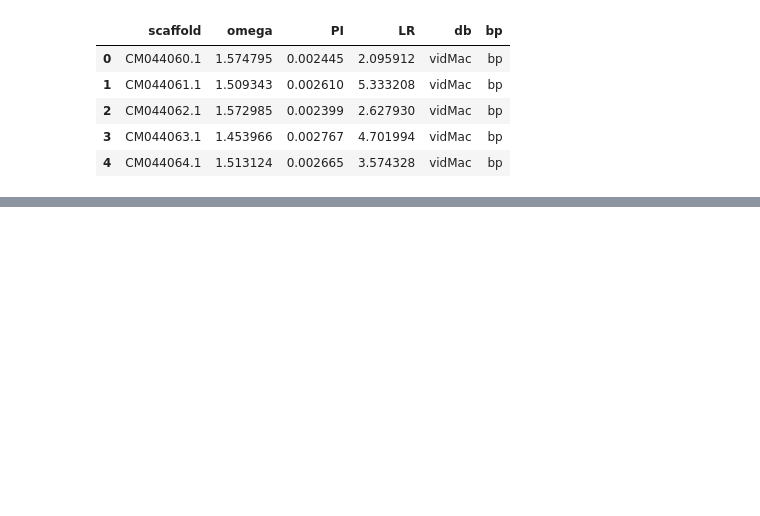
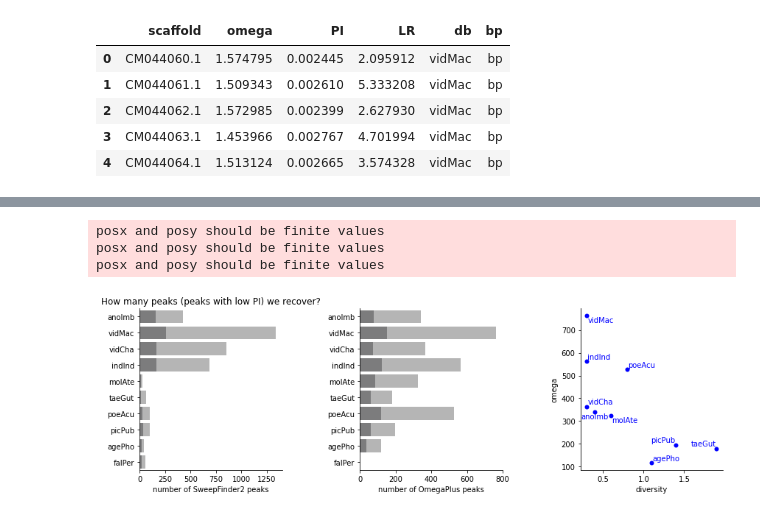
Before and after one commit to osipovarev/Brood_parasites_analysis, a Jupyter notebook: selective_sweeps_analysis.ipynb, the cells around one changed output, grey strips where cells are left out. Saved outputs shown, nothing was run; the diff lists cells and outputs as text; code cells hidden in the pictures; blank space fills up the shorter version.

Commit message:
backed up changes from Thu Aug  8 22:15:43 EDT 2024 in the project /Users/osipova/Documents/LabDocs/Brood_parasites_analysis

```diff
--- a/selective_sweeps_analysis.ipynb
+++ b/selective_sweeps_analysis.ipynb
@@ -196,0 +261,5 @@ Series([], Name: start, dtype: float64)
+# %%
+## Report the number of LR peaks alone
+for db in dbs:
+    all_peaks = list(itertools.chain(*[l for l in peaks_overlap_by_db[db][1].values() if l]))
+    print('{} {}'.format(db, len(all_peaks)))
@@ -196,0 +276,64 @@ Series([], Name: start, dtype: float64)
+# %%
+### Write OmegaPlus peaks +- flanks to a file
+# delta = 100000
+delta = 1
+
+for db in dbs:
+    out_file = 'OmegaPlus_{}/omegaPlus_peaks_low_PI_depth100.{}bp.bed'.format(db, delta*2)
+    peaks_overlap = peaks_overlap_by_db[db][1]
+
+    with open(out_file, 'w') as ouf:
+        for chrom in peaks_overlap:
+            for peak in peaks_overlap[chrom]:
+                bed_line = chrom + "\t" + str(peak - delta) + "\t" + str(peak + delta) + '\n'
+                ouf.write(bed_line)
+# %%
+## Plot Omega, LR peaks
+dir_path = '/Users/osipova/Documents/LabDocs/Brood_parasites_analysis/'
+file_name = 'all_bp.peaks_genes_number.SF2.tsv'
+file_data = glob(dir_path + file_name)[0]
+df = pd.read_csv(file_data, sep='\t')
+
+
+fig, axes = plt.subplots(1, 3, figsize = (12, 4))
+ax1, ax2, ax3 = axes[0], axes[1], axes[2]
+
+
+
+ax1.set_title('How many peaks (peaks with low PI) we recover?')
+
+## Plot # of peaks/genes SF2
+blue = '#4287f5'
+grey1 = '#b5b5b5'
+grey2 = '#7c7c7d'
+sns.barplot(ax=ax1, data=df, y='db', x='LR', color=grey1)
+sns.barplot(ax=ax1, data=df, y='db', x='LR_sweeps', color=grey2)
+# sns.barplot(ax=ax1, data=df, y='db', x='genes', color=blue)
+ax1.set_ylabel('')
+ax1.set_xlabel('number of SweepFinder2 peaks')
+
+sns.barplot(ax=ax2, data=df, y='db', x='omega', color=grey1)
+sns.barplot(ax=ax2, data=df, y='db', x='omega_sweeps', color=grey2)
+ax2.set_ylabel('')
+ax2.set_xlabel('number of OmegaPlus peaks')
+
+
+## Plot correlation: # peaks VS Theta
+sns.scatterplot(ax=ax3, data=df, x='diversity', y='omega', color='blue', linewidth=0)
+
+labels = []
+for x, y, db in zip(df['diversity'], df['omega'], df['db']):
+    labels.append(ax3.text(x=x, y=y, s=db, color='blue', size=10))
+adjust_text(labels, ax=ax3)
+
+sns.despine(fig=None, ax=None, left=False, bottom=False, offset=None, trim=False)
+fig.tight_layout()
+
+# pdf_name = 'all_bp.peaks_genes_number.SF2.pdf'
+pdf_name = 'all_bp.LR_peaks_genes_number.SF2.theta.pdf'
+# fig.savefig(pdf_name, bbox_inches='tight')
+# %% [output]
+posx and posy should be finite values
+posx and posy should be finite values
+posx and posy should be finite values
+[figure, added]
```
Also changed, not shown: parts of 5 cells of this notebook, 1 other file.
